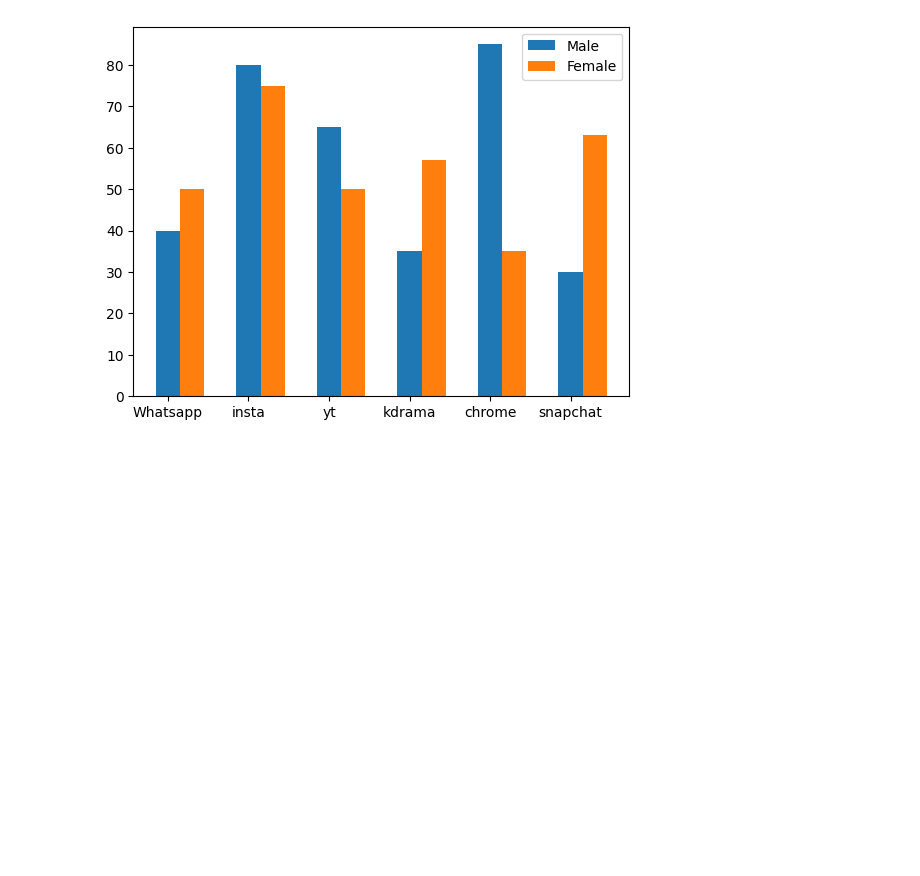
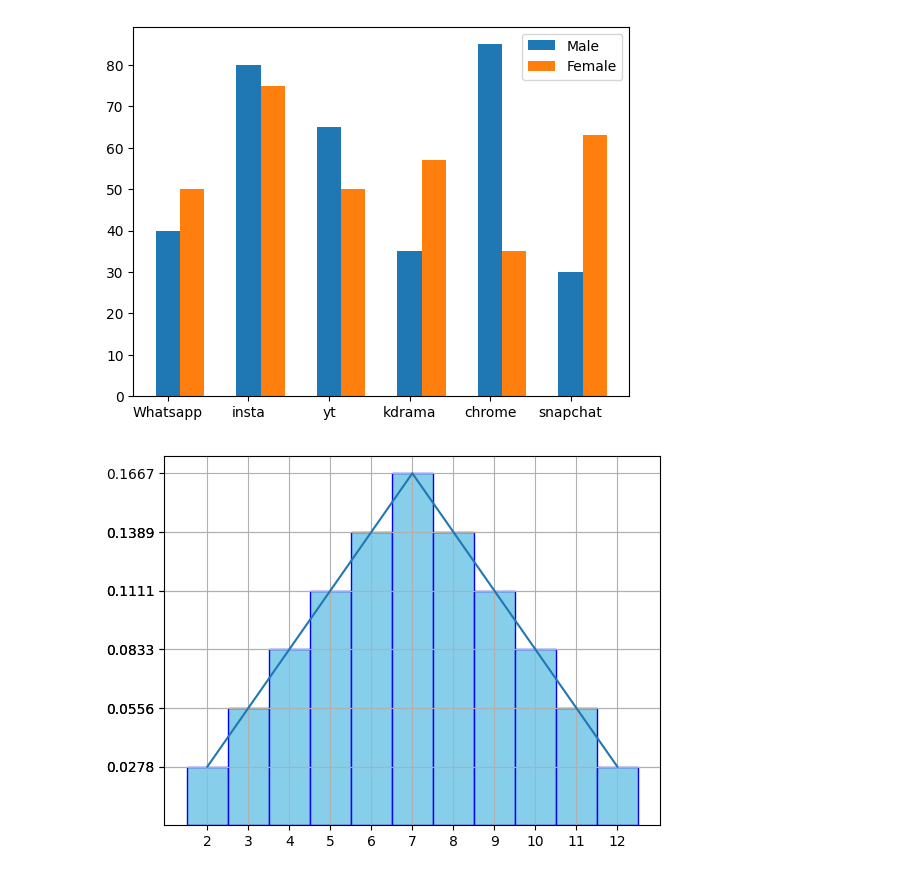
Before and after one commit to InfinityxR9/Python, a Jupyter notebook: ML/prac.ipynb, the cells around one changed output. Drawn from its saved outputs; the diff is of its cells as text; code cells hidden in the pictures; blank space fills up the shorter version.

```diff
--- a/ML/prac.ipynb
+++ b/ML/prac.ipynb
@@ -90,3 +90,17 @@ plt.legend()
 plt.show()
 # %% [output]
 [figure]
+# %%
+freq = np.array([1,2,3,4,5,6,5,4,3,2,1])
+prob = np.array([i/np.sum(freq) for i in freq])
+
+random_variable = np.arange(2,13)
+
+plt.bar(random_variable, prob, width=1, edgecolor='blue', color='skyblue')
+plt.xticks(random_variable)
+plt.yticks(prob)
+plt.plot(random_variable, prob)
+plt.grid()
+plt.show()
+# %% [output]
+[figure, added]
```
Also changed, not shown: 4 other files.
